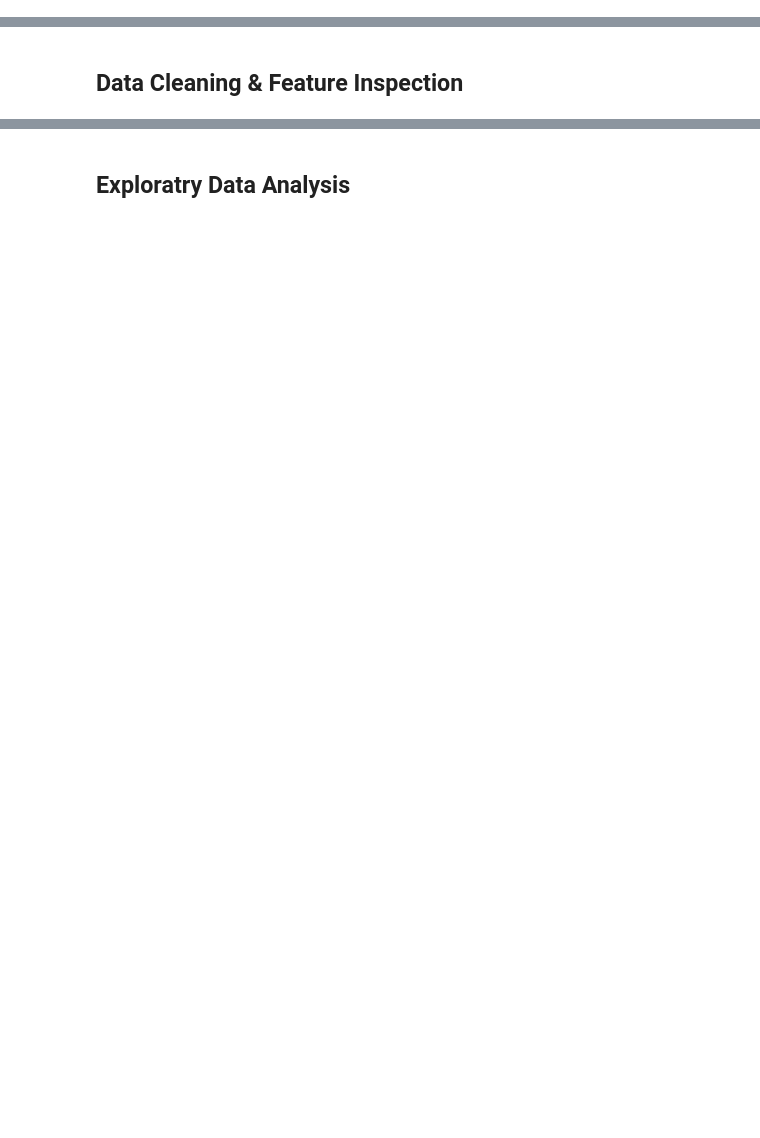
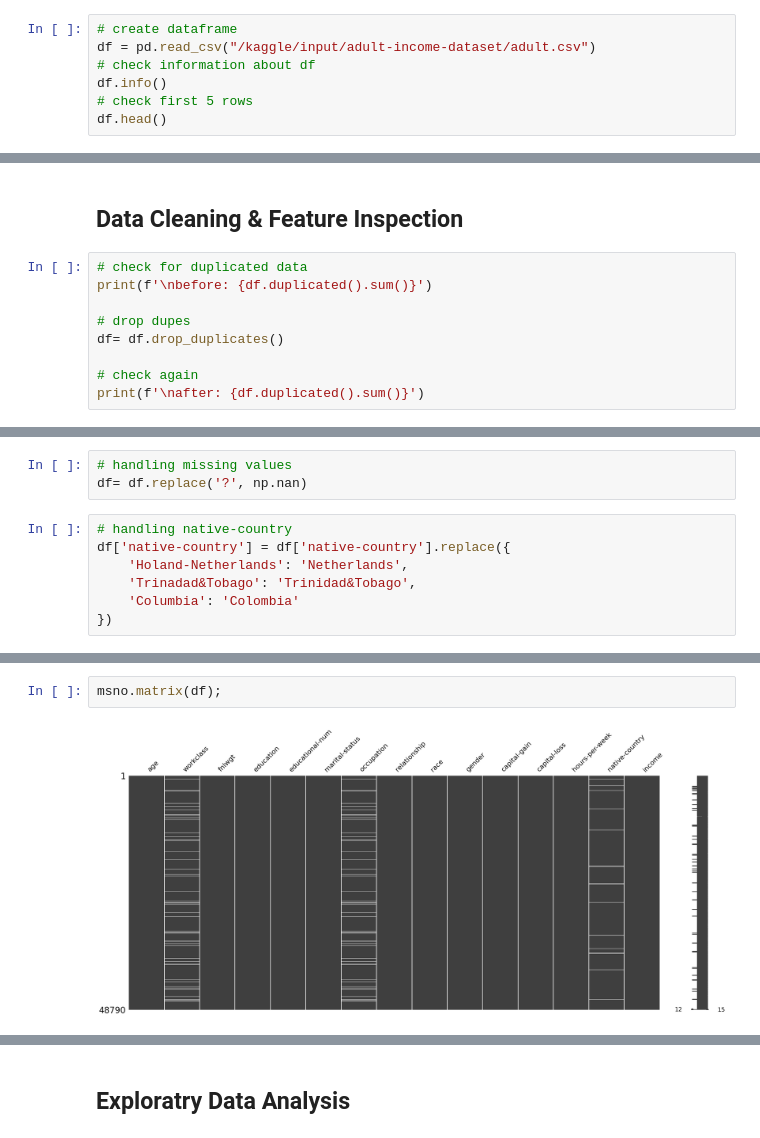
Before and after one commit to swirita/Adult-Income-Prediction, a Jupyter notebook: Adult_Income_Prediction.ipynb, the cells around one changed output, grey strips where cells are left out. Saved outputs shown, nothing was run; the diff lists cells and outputs as text; blank space fills up the shorter version.

Commit message:
Clean Data & EDA

```diff
--- a/Adult_Income_Prediction.ipynb
+++ b/Adult_Income_Prediction.ipynb
@@ -55,0 +89,7 @@ Path to dataset files: /kaggle/input/adult-income-dataset
+# %%
+# create dataframe
+df = pd.read_csv("/kaggle/input/adult-income-dataset/adult.csv")
+# check information about df
+df.info()
+# check first 5 rows
+df.head()
@@ -56,2 +127,11 @@ Path to dataset files: /kaggle/input/adult-income-dataset
 # %% [markdown]
 ## Data Cleaning & Feature Inspection
+# %%
+# check for duplicated data
+print(f'\nbefore: {df.duplicated().sum()}')
+
+# drop dupes
+df= df.drop_duplicates()
+
+# check again
+print(f'\nafter: {df.duplicated().sum()}')
@@ -57,0 +189,10 @@ Path to dataset files: /kaggle/input/adult-income-dataset
+# %%
+# handling missing values
+df= df.replace('?', np.nan)
+# %%
+# handling native-country
+df['native-country'] = df['native-country'].replace({
+    'Holand-Netherlands': 'Netherlands',
+    'Trinadad&Tobago': 'Trinidad&Tobago',
+    'Columbia': 'Colombia'
+})
@@ -57,0 +244,4 @@ Path to dataset files: /kaggle/input/adult-income-dataset
+# %%
+msno.matrix(df);
+# %% [output]
+[figure, added]
```
Also changed, not shown: parts of 25 cells of this notebook.
